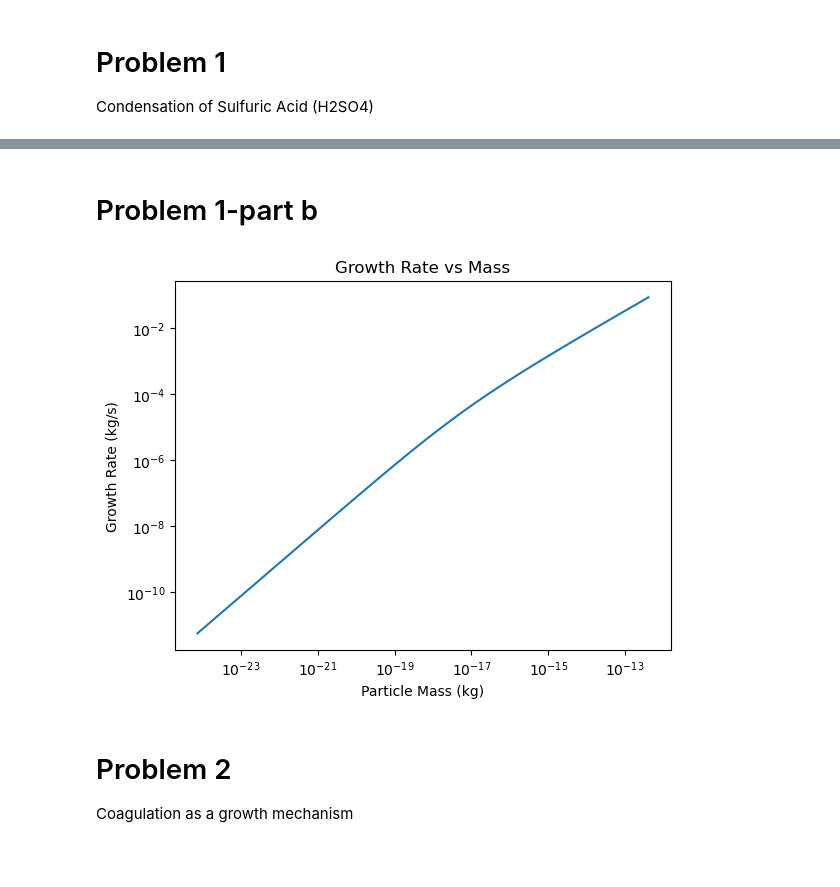
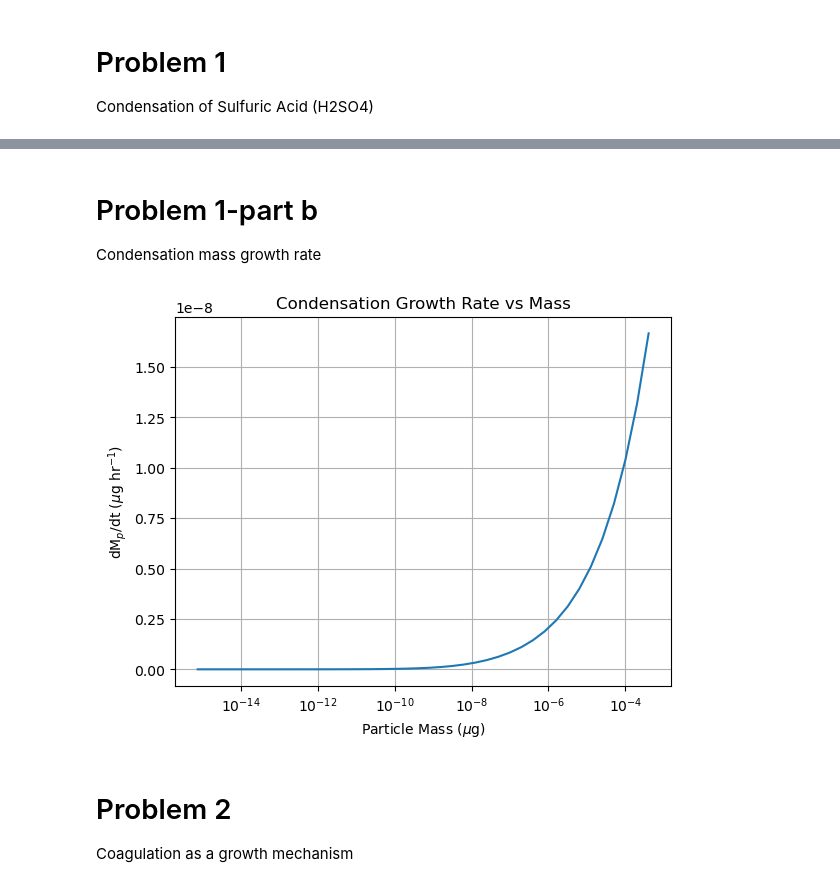
Before and after one commit to masoud-akbarzadeh/aerosol_clouds_class, a Jupyter notebook: hw2_aerosol_physics/HW_2_Aero_cond_coag.ipynb, the cells around one changed output, grey strips where cells are left out. Saved outputs shown, nothing was run; the diff lists cells and outputs as text; code cells hidden in the pictures; blank space fills up the shorter version.

```diff
--- a/hw2_aerosol_physics/HW_2_Aero_cond_coag.ipynb
+++ b/hw2_aerosol_physics/HW_2_Aero_cond_coag.ipynb
@@ -28,7 +28,6 @@ n_avo = const.Avogadro  # 1/mol Avogadro's number
 pressure_std = 101325 # Pa
 temperature_std = 273.15 + 25 # K #??????? need to make sure this is the right temperature
 air_std = Fluid(FluidsList.Air).with_state(Input.pressure(pressure_std), Input.temperature(temperature_std-273.15))
-
 
 def c_cunningham(d_p, lamda = 65E-9):
     #defining the function
@@ -60,6 +59,7 @@ def reynolds_number(d_p, velocity, fluid_density = air_std.density, dynamic_visc
     #C is the Cunningham correction factor
     #Re is the Reynolds number
     return (d_p * fluid_density * velocity) / dynamic_viscosity
+
 
 def settling_velocity(d_p, rho_p, temperature, pressure):
     # Check if Dp_input is an array or a single value
@@ -116,7 +116,8 @@ def cond_dia_growth_rate(d_p, c_inf, c_sat, diff_coefficient, rho_p = 1E3):
     #
     # return dia_growth_rate
 
-def cond_mass_growth_rate(d_p, c_inf, c_sat, diff_coefficient, rho_p = 1E3):
+
+def cond_mass_growth_rate(d_p, c_inf, c_sat, diff_coefficient_vapor, rho_p = 1E3):
     #condensation mass growth rate
     #Dp is the particle diameter in meters
     #c_inf is the concentration of the condensing vapor in the bulk gas in molec/m^3
@@ -125,10 +126,10 @@ def cond_mass_growth_rate(d_p, c_inf, c_sat, diff_coefficient, rho_p = 1E3):
     #rho_p is the density of the particle in kg/m^3 (default is 1E3 kg/m^3)
     #m_p is the mass of the particle in kg
     #particle mass
-    m_p = np.pi * rho_p * d_p**3 / 6
-    #mass growth rate
+    # J is the same as condensation mass growth rate
+    j_coag_calculated = 2 * np.pi * diff_coefficient_vapor * d_p * (c_inf - c_sat) * beta_corr_cond(d_p) #kg/s
+    return j_coag_calculated
 
-    return m_p * cond_dia_growth_rate(d_p, c_inf, c_sat, diff_coefficient)
 
 def beta_corr_cond(d_p, lamda = 65E-9):
     #Dahneke correction factor
@@ -155,6 +156,9 @@ def unit_conversion(conversion, variable=1):
         #mass
         'kg_to_g': variable * 1000,
         'g_to_kg': variable * 1/1000,
+        'kg_to_ug': variable * 1E9,
+        'ug_to_kg': variable * 1E-9,
+
         #pressure
         'Pa_to_kPa': variable * 1E-3,
         'kPa_to_Pa': variable * 1E3,
@@ -163,8 +167,10 @@ def unit_conversion(conversion, variable=1):
         #temperature
         'C_to_K': variable + 273.15,
         'K_to_C': variable - 273.15,
+
     }
     return switcher.get(conversion, 'Invalid conversion')
+
 
 def dp_to_mp_distribution(d_p, rho_p = 1E3):
     #Dp is the particle diameter in meters
@@ -173,11 +179,13 @@ def dp_to_mp_distribution(d_p, rho_p = 1E3):
     m_p = np.pi * rho_p * d_p**3 / 6
     return m_p
 
+
 def vol_sphere(d_p):
     #Dp is the particle diameter in meters
     #V is the volume of the sphere in m^3
     return (4/3) * np.pi * (d_p/2)**3
 
+
 def surf_sphere(d_p):
     #Dp is the particle diameter in meters
     #A is the surface area of the sphere in m^2
@@ -274,2 +281,0 @@ plt.show()
-# %% [markdown]
-# Problem 1-part b
@@ -279,15 +282,21 @@ mass_growth_rate = cond_mass_growth_rate(bins_g_mean, c_inf_h2so4, c_sat_h2so4,
-# %%
-# plot mass growth rate vs particle mass
-fig, ax = plt.subplots()
-ax.plot(bins_g_mean_mass, mass_growth_rate)
-ax.set_xscale('log')
-ax.set_yscale('log')
-ax.set_xlabel('Particle Mass (kg)')
-ax.set_ylabel('Growth Rate (kg/s)')
-ax.set_title('Growth Rate vs Mass')
-plt.show()
-# %% [output]
-[figure, removed]
+# %% [markdown]
+# Problem 1-part b
+Condensation mass growth rate
+# %%
+# plot mass growth rate vs particle mass
+fig, ax = plt.subplots()
+ax.plot(bins_g_mean_mass * unit_conversion('kg_to_ug'),
+        dm_dt_condensation * unit_conversion('kg_to_ug') * unit_conversion('hr_to_s')) #converted to kg/s to ug/hr
+#converted kg to ug
+ax.set_xscale('log')
+ax.set_xlabel('Particle Mass ($\mu$g)')
+ax.set_ylabel(r'dM$_p$/dt ($\mu$g hr$^{-1}$)')
+ax.set_title('Condensation Growth Rate vs Mass')
+plt.grid()
+plt.savefig('hw2_pr1_2_condensation_growth_rate_vs_mass.png')
+plt.show()
+# %% [output]
+[figure, added]
 # %% [markdown]
 # Problem 2
 Coagulation as a growth mechanism
```
Also changed, not shown: parts of 15 cells of this notebook, 12 other files.
